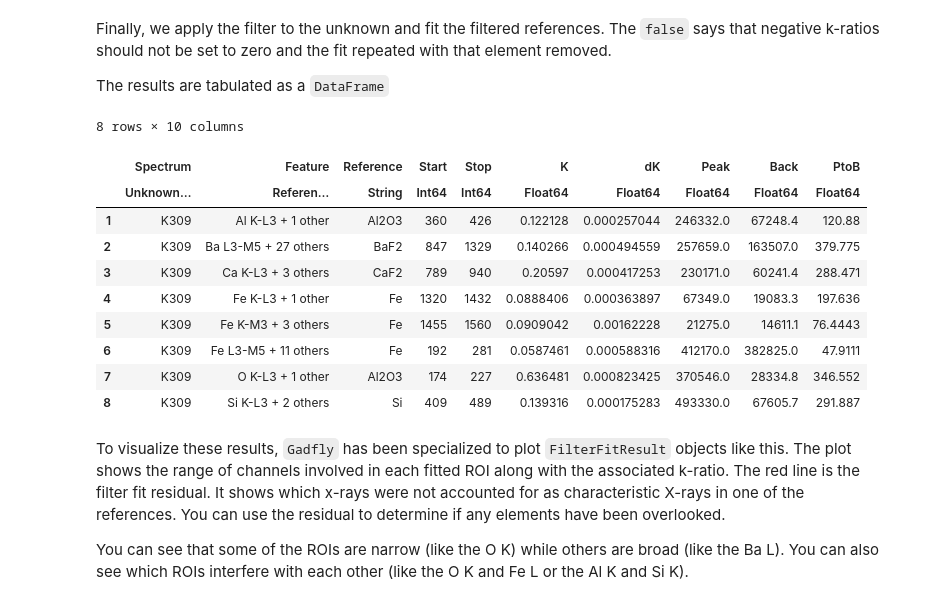
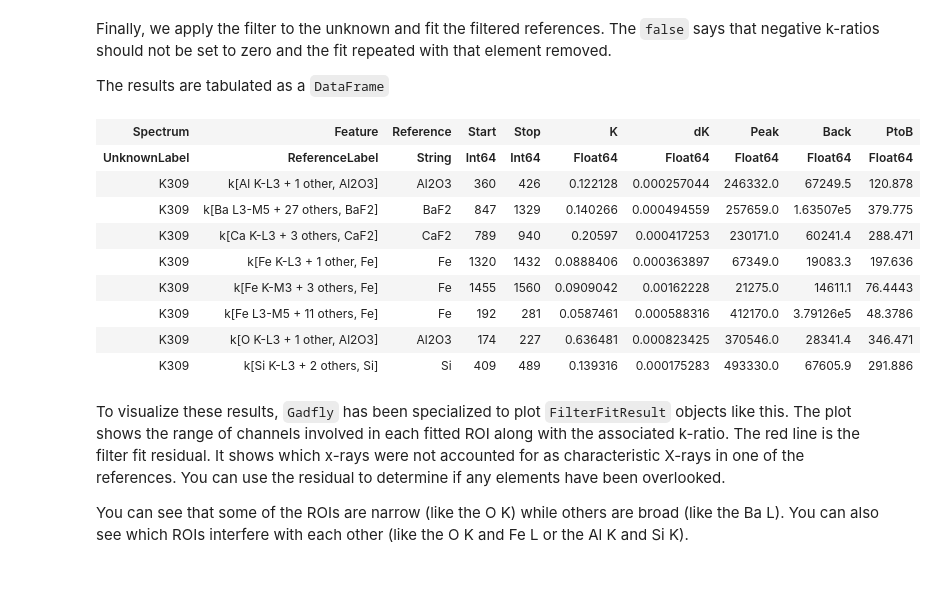
Before and after one commit to usnistgov/NeXLSpectrum.jl, a Jupyter notebook: notebook/K309.ipynb, the cells around one changed output. Cells and saved outputs as stored; diff of their text form; code cells hidden in the pictures; blank space fills up the shorter version.

```diff
--- a/notebook/K309.ipynb
+++ b/notebook/K309.ipynb
@@ -75,19 +77,18 @@ The results are tabulated as a `DataFrame`
 # %%
 ENV["LINES"] = 60; ENV["COLUMNS"]=120
 res=fit_spectrum(unk, filt, frs, false)
-asa(DataFrame,res)
+pretty_table(asa(DataFrame,res), backend = :html,tf=tf_html_simple)
 # %% [output]
-8 rows × 10 columns
-|  | Spectrum | Feature | Reference | Start | Stop | K | dK | Peak | Back | PtoB |
-|  | Unknown… | Referen… | String | Int64 | Int64 | Float64 | Float64 | Float64 | Float64 | Float64 |
-| 1 | K309 | Al K-L3 + 1 other | Al2O3 | 360 | 426 | 0.122128 | 0.000257044 | 246332.0 | 67248.4 | 120.88 |
-| 2 | K309 | Ba L3-M5 + 27 others | BaF2 | 847 | 1329 | 0.140266 | 0.000494559 | 257659.0 | 163507.0 | 379.775 |
-| 3 | K309 | Ca K-L3 + 3 others | CaF2 | 789 | 940 | 0.20597 | 0.000417253 | 230171.0 | 60241.4 | 288.471 |
-| 4 | K309 | Fe K-L3 + 1 other | Fe | 1320 | 1432 | 0.0888406 | 0.000363897 | 67349.0 | 19083.3 | 197.636 |
-| 5 | K309 | Fe K-M3 + 3 others | Fe | 1455 | 1560 | 0.0909042 | 0.00162228 | 21275.0 | 14611.1 | 76.4443 |
-| 6 | K309 | Fe L3-M5 + 11 others | Fe | 192 | 281 | 0.0587461 | 0.000588316 | 412170.0 | 382825.0 | 47.9111 |
-| 7 | K309 | O K-L3 + 1 other | Al2O3 | 174 | 227 | 0.636481 | 0.000823425 | 370546.0 | 28334.8 | 346.552 |
-| 8 | K309 | Si K-L3 + 2 others | Si | 409 | 489 | 0.139316 | 0.000175283 | 493330.0 | 67605.7 | 291.887 |
+| Spectrum | Feature | Reference | Start | Stop | K | dK | Peak | Back | PtoB |
+| UnknownLabel | ReferenceLabel | String | Int64 | Int64 | Float64 | Float64 | Float64 | Float64 | Float64 |
+| K309 | k[Al K-L3 + 1 other, Al2O3] | Al2O3 | 360 | 426 | 0.122128 | 0.000257044 | 246332.0 | 67249.5 | 120.878 |
+| K309 | k[Ba L3-M5 + 27 others, BaF2] | BaF2 | 847 | 1329 | 0.140266 | 0.000494559 | 257659.0 | 1.63507e5 | 379.775 |
+| K309 | k[Ca K-L3 + 3 others, CaF2] | CaF2 | 789 | 940 | 0.20597 | 0.000417253 | 230171.0 | 60241.4 | 288.471 |
+| K309 | k[Fe K-L3 + 1 other, Fe] | Fe | 1320 | 1432 | 0.0888406 | 0.000363897 | 67349.0 | 19083.3 | 197.636 |
+| K309 | k[Fe K-M3 + 3 others, Fe] | Fe | 1455 | 1560 | 0.0909042 | 0.00162228 | 21275.0 | 14611.1 | 76.4443 |
+| K309 | k[Fe L3-M5 + 11 others, Fe] | Fe | 192 | 281 | 0.0587461 | 0.000588316 | 412170.0 | 3.79126e5 | 48.3786 |
+| K309 | k[O K-L3 + 1 other, Al2O3] | Al2O3 | 174 | 227 | 0.636481 | 0.000823425 | 370546.0 | 28341.4 | 346.471 |
+| K309 | k[Si K-L3 + 2 others, Si] | Si | 409 | 489 | 0.139316 | 0.000175283 | 493330.0 | 67605.9 | 291.886 |
 # %% [markdown]
 To visualize these results, `Gadfly` has been specialized to plot `FilterFitResult` objects like this.  The plot shows the range of channels involved in each fitted ROI along with the associated k-ratio.  The red line is the filter fit residual.  It shows which x-rays were not accounted for as characteristic X-rays in one of the references.  You can use the residual to determine if any elements have been overlooked.
 
```
Also changed, not shown: parts of 5 cells of this notebook, 5 other files.
